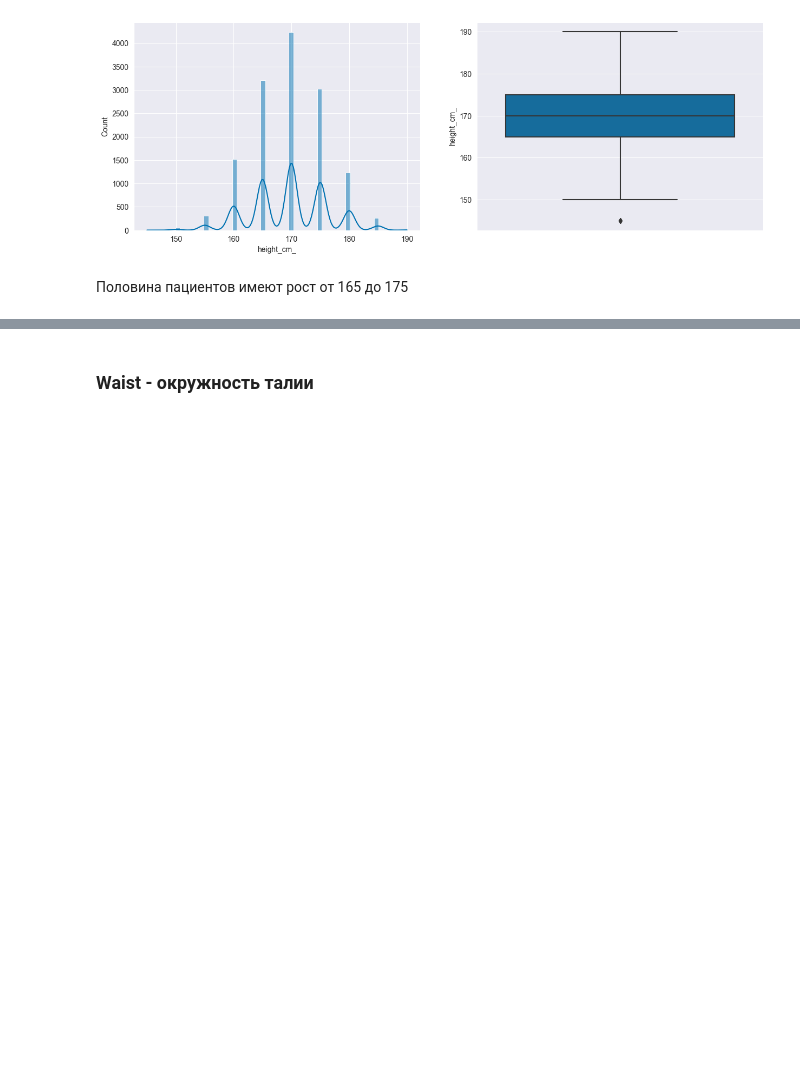
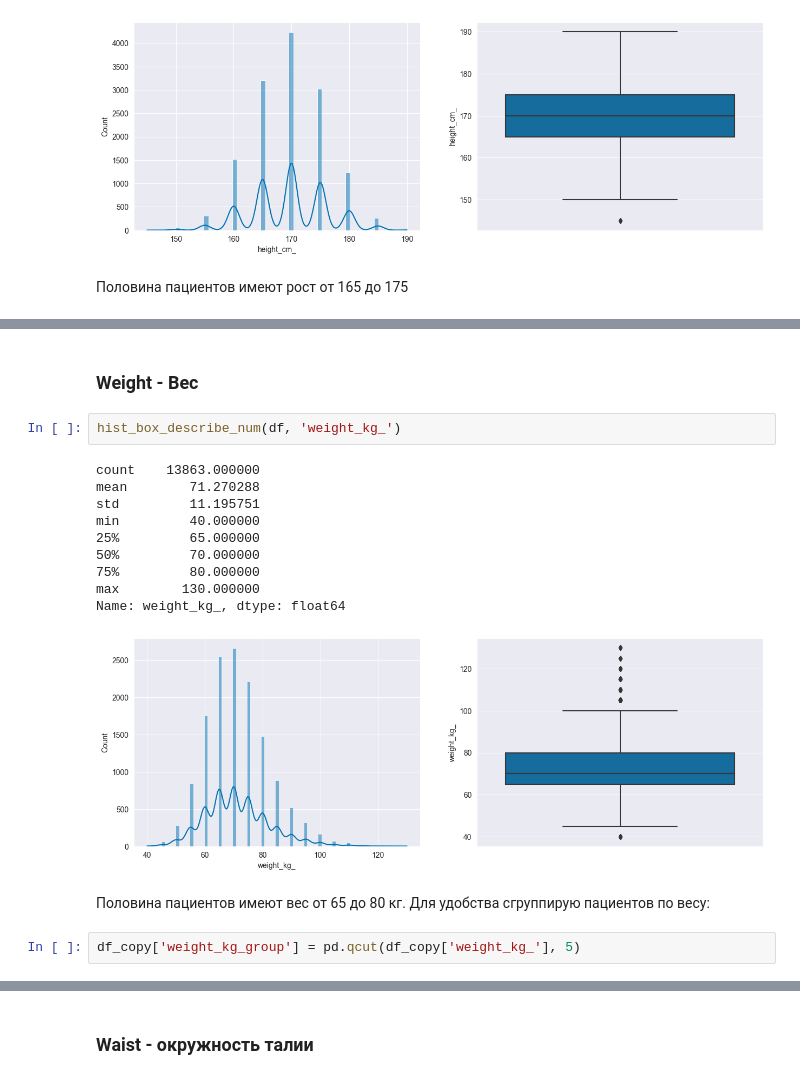
Before and after one commit to Zetis659/Data_Science_GM, a Jupyter notebook: Leopard_challenge_Classification/LcC_Prod.ipynb, the cells around one changed output, grey strips where cells are left out. Saved outputs shown, nothing was run; the diff lists cells and outputs as text; blank space fills up the shorter version.

```diff
--- a/Leopard_challenge_Classification/LcC_Prod.ipynb
+++ b/Leopard_challenge_Classification/LcC_Prod.ipynb
@@ -497,0 +562,20 @@ Name: height_cm_, dtype: float64
+# %% [markdown]
+### Weight - Вес
+# %%
+hist_box_describe_num(df, 'weight_kg_')
+# %% [output]
+count    13863.000000
+mean        71.270288
+std         11.195751
+min         40.000000
+25%         65.000000
+50%         70.000000
+75%         80.000000
+max        130.000000
+Name: weight_kg_, dtype: float64
+[figure, added]
+# %% [markdown]
+Половина пациентов имеют вес от 65 до 80 кг.
+Для удобства сгруппирую пациентов по весу:
+# %%
+df_copy['weight_kg_group'] = pd.qcut(df_copy['weight_kg_'], 5)
```
Also changed, not shown: parts of 122 cells of this notebook.
